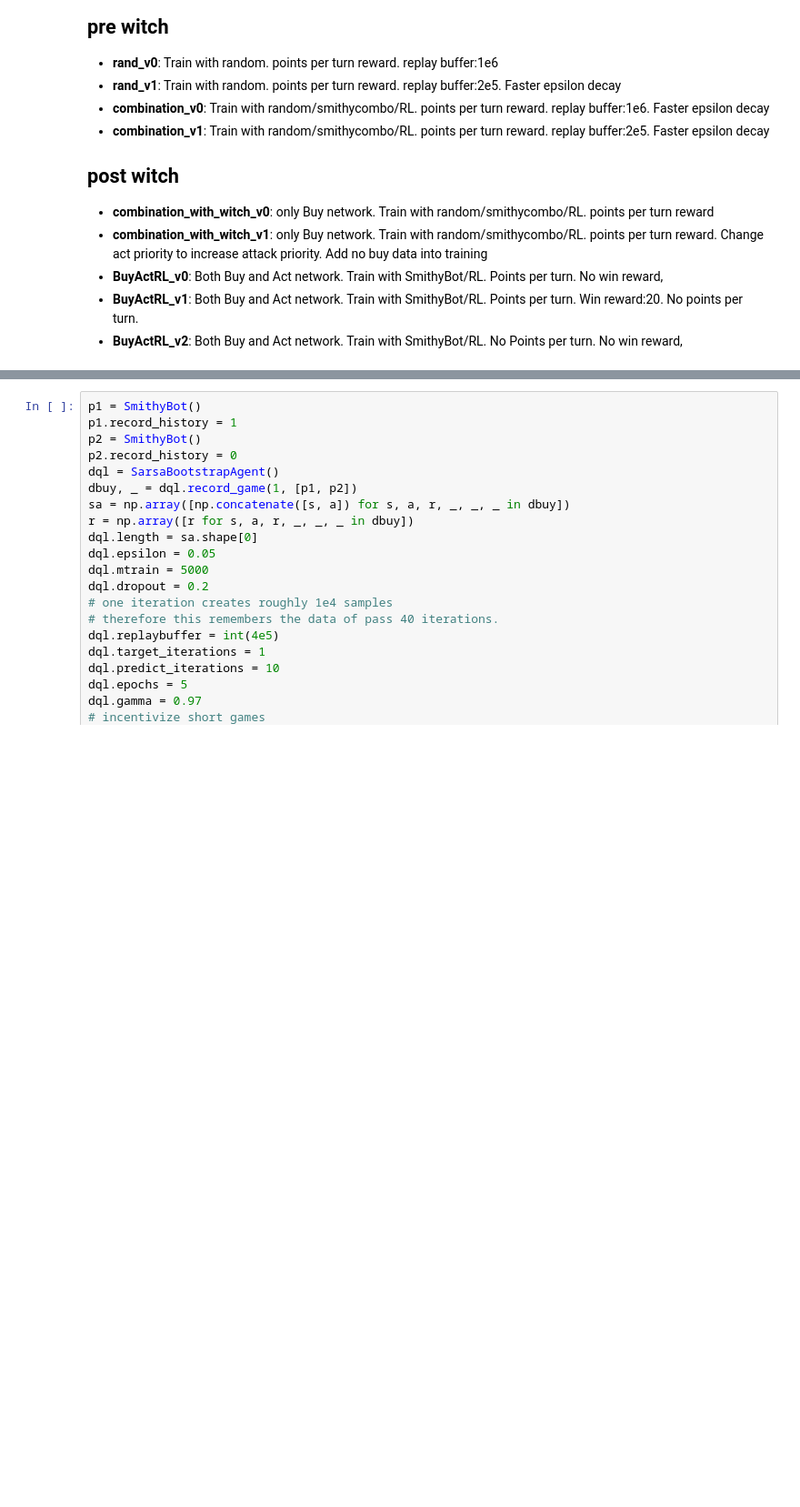
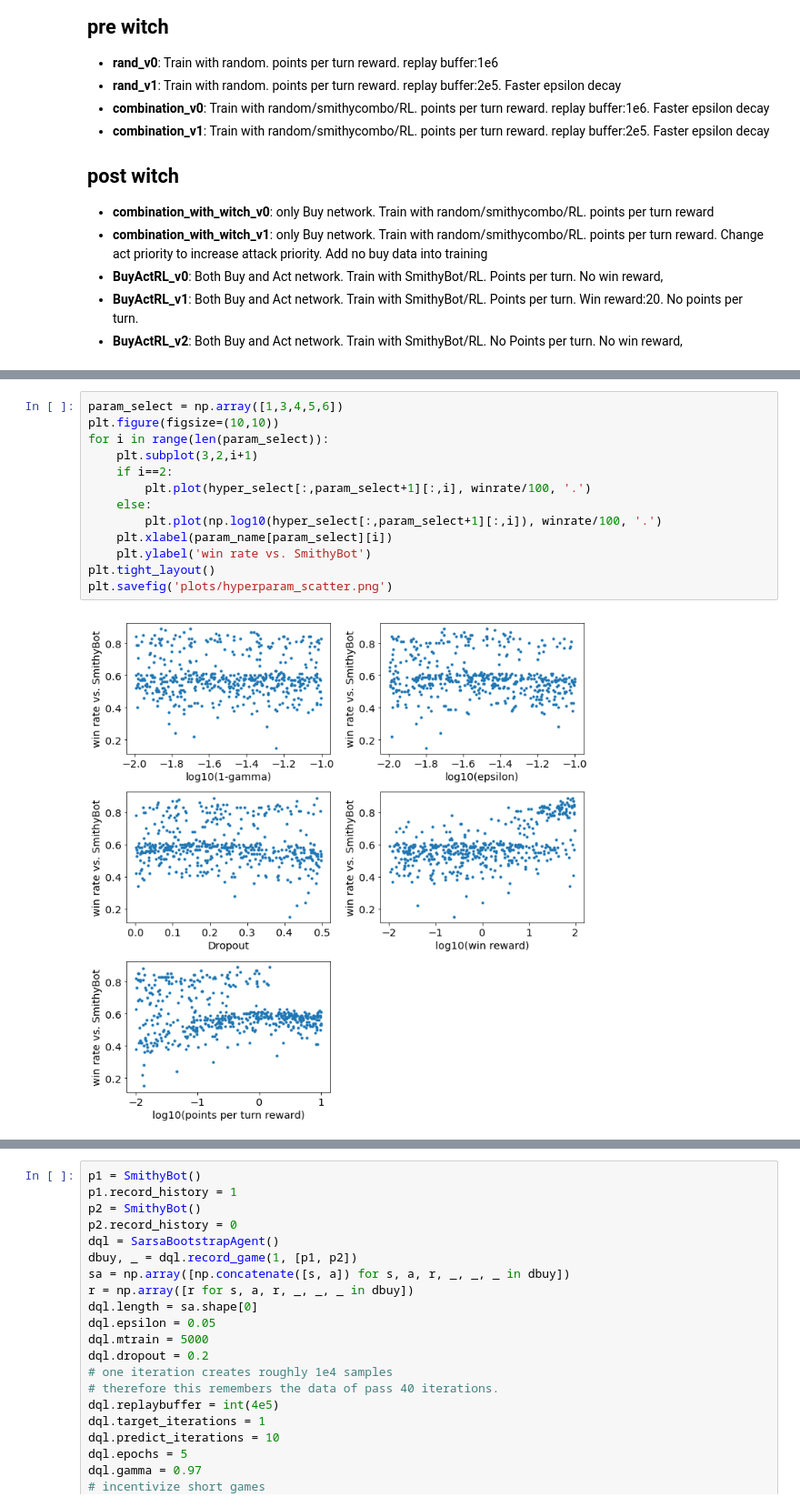
Before and after one commit to hungiyang/dominiate, a Jupyter notebook: dominiate/evaluate_training_progress.ipynb, the cells around one changed output, grey strips where cells are left out. Shown: that part at 91% size. Saved outputs shown, nothing was run; the diff lists cells and outputs as text; blank space fills up the shorter version.

```diff
--- a/dominiate/evaluate_training_progress.ipynb
+++ b/dominiate/evaluate_training_progress.ipynb
@@ -29,0 +109,15 @@ from sarsa_on_policy_trainer import SarsaBootstrapAgent
+# %%
+param_select = np.array([1,3,4,5,6])
+plt.figure(figsize=(10,10))
+for i in range(len(param_select)):
+    plt.subplot(3,2,i+1)
+    if i==2:
+        plt.plot(hyper_select[:,param_select+1][:,i], winrate/100, '.')
+    else:
+        plt.plot(np.log10(hyper_select[:,param_select+1][:,i]), winrate/100, '.')
+    plt.xlabel(param_name[param_select][i])
+    plt.ylabel('win rate vs. SmithyBot')
+plt.tight_layout()
+plt.savefig('plots/hyperparam_scatter.png')
+# %% [output]
+[figure, added]
```
Also changed, not shown: parts of 28 cells of this notebook, 2 other files.
